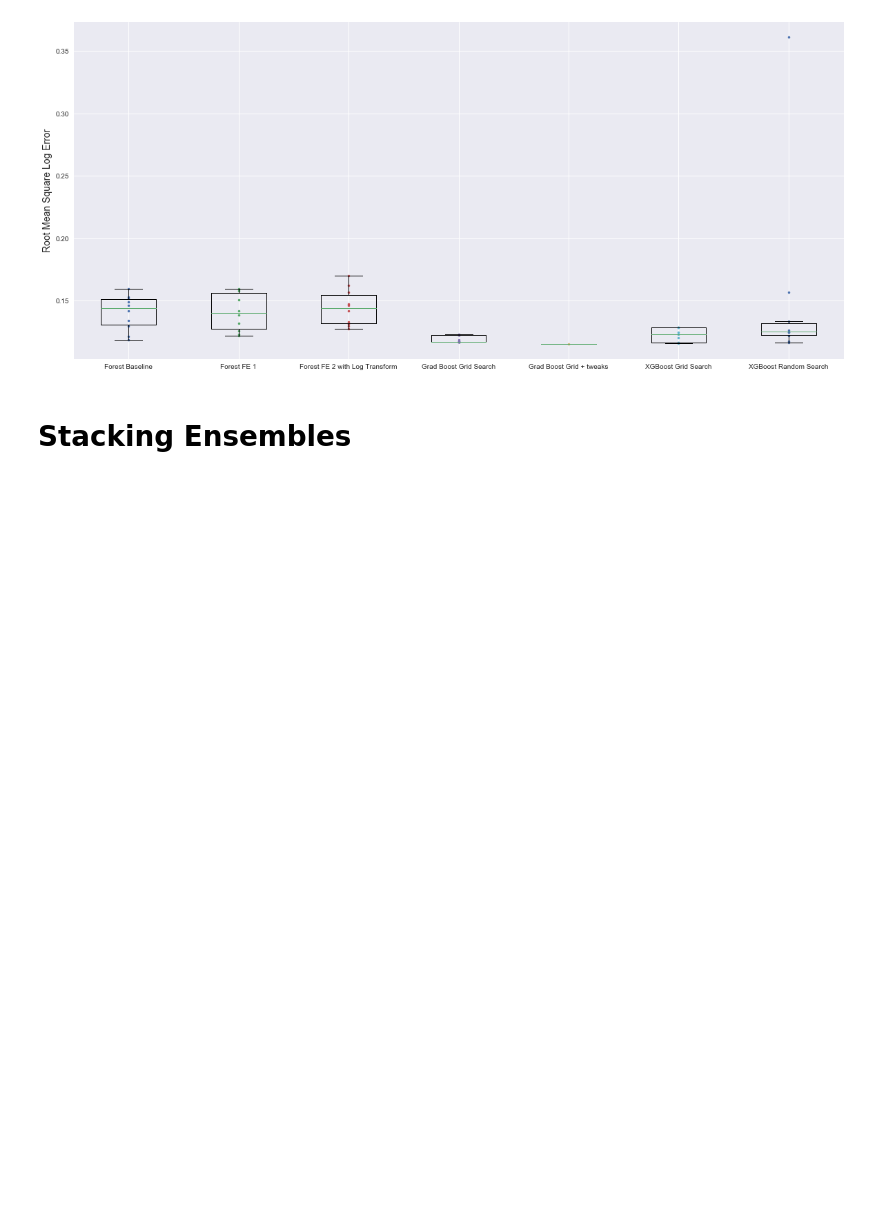
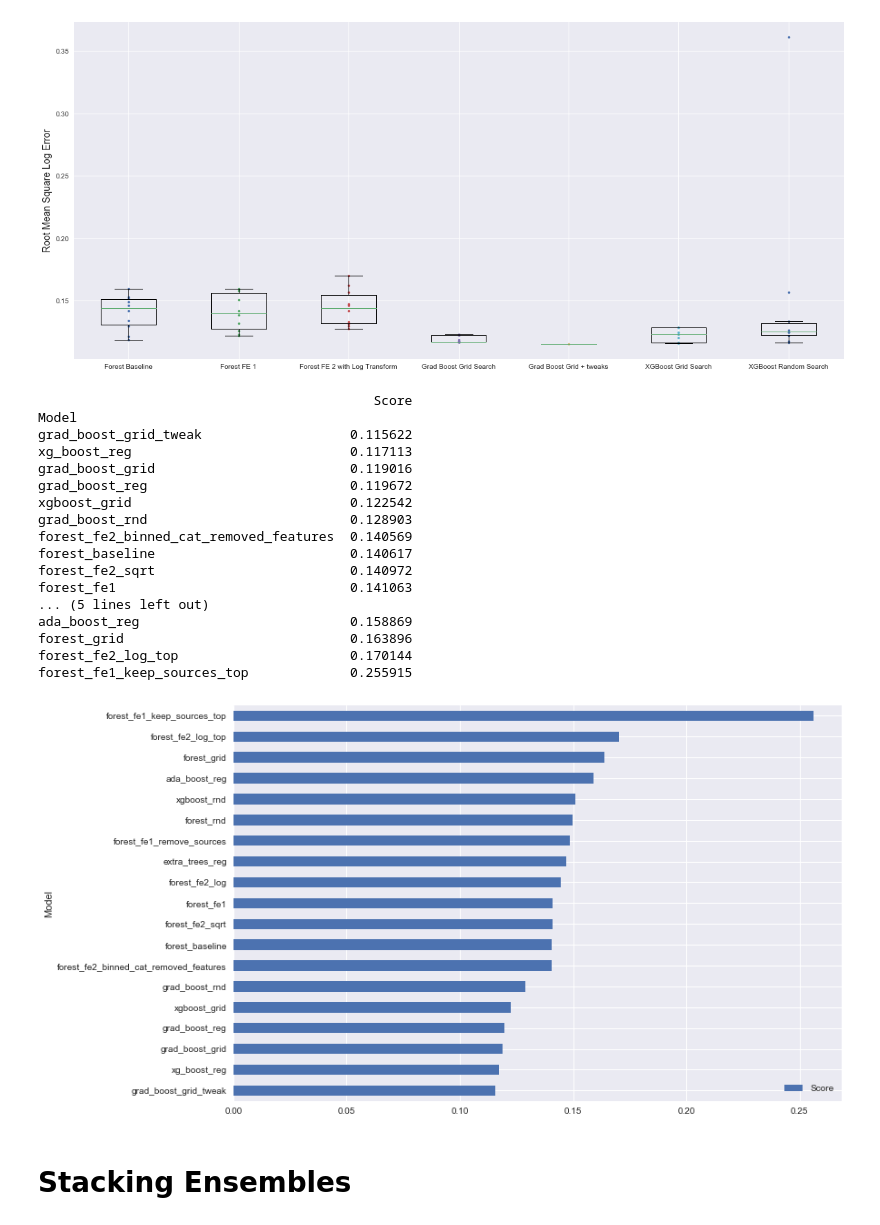
Before and after one commit to dorond/kaggle-house-prices-prediction, a Jupyter notebook: Housing Sale Price Prediction (Kaggle).ipynb, the cells around one changed output. Saved outputs shown, nothing was run; the diff lists cells and outputs as text; code cells hidden in the pictures; blank space fills up the shorter version.

```diff
--- a/Housing Sale Price Prediction (Kaggle).ipynb
+++ b/Housing Sale Price Prediction (Kaggle).ipynb
@@ -4352,7 +4350,7 @@ param_search = {
 
 xgboost_grid = build_run_model(XGBRegressor(random_state=42), training_data, "SalePrice", num_pipelines, cat_pipelines, bool_pipelines, identifiers_to_drop, scoring=scoring,
                                                                                 feature_add_remove_pipeline=feature_add_remove_pipeline, feature_transform_pipeline=feature_transform_pipeline,
-                                                                                outlier_pipeline=outlier_pipeline, feature_list=None, param_search=param_search)
+                                                                                outlier_pipeline=outlier_pipeline, feature_list=None, param_search=param_search, model_name="xgboost_grid")
 
 measure_regression_model(xgboost_grid, training_data)
 
@@ -4521,7 +4519,7 @@ param_search = {
 
 grad_boost_grid_tweak = build_run_model(GradientBoostingRegressor(random_state=42), training_data, "SalePrice", num_pipelines, cat_pipelines, bool_pipelines, identifiers_to_drop, scoring=scoring,
                                                                                 feature_add_remove_pipeline=feature_add_remove_pipeline, feature_transform_pipeline=feature_transform_pipeline,
-                                                                                outlier_pipeline=outlier_pipeline, feature_list=None, param_search=param_search)
+                                                                                outlier_pipeline=outlier_pipeline, feature_list=None, param_search=param_search, model_name="grad_boost_grid_tweak")
 
 measure_regression_model(grad_boost_grid_tweak, training_data)
 
@@ -4554,5 +4552,5 @@ Saving submission grad_boost_grid_tweak
 # %%
-def compare_scores(scores, titles, y_label):
+def compare_scores_distribution(scores, titles, y_label):
     plt.figure(figsize=(20, 9))
     num_scores = len(scores)
     for i in range(num_scores):
@@ -4568,4 +4566,40 @@ compare_scores(scores, titles, y_label)
 # %% [output]
 [figure]
+# %%
+def compare_scores(models, show_plot=True):
+        df = pd.DataFrame.from_records([(model["name"], np.mean(model["scores"])) for model in models], columns=["Model", "Score"],
+                                       index="Model")
+        df = df.sort_values(by="Score", ascending=True)
+        print(df)
+
+        if show_plot:
+            df.plot.barh(figsize=(12,8))
+# %%
+forest_models = [forest_baseline, forest_fe_1, forest_fe1_remove_sources, forest_fe1_keep_sources_top_only, forest_fe2, forest_fe2_log, forest_fe2_log_top, forest_fe2_sqrt, extra_trees_reg, forest_grid, forest_rnd]
+gboost_models = [ada_boost_reg, grad_boost, grad_boost_grid, grad_boost_grid_tweak, grad_boost_rnd]
+xgboost_models = [xg_boost_reg, xgboost_grid, xgboost_rnd]
+
+models = forest_models + gboost_models + xgboost_models
+
+compare_scores(models)
+# %% [output]
+                                           Score
+Model
+grad_boost_grid_tweak                   0.115622
+xg_boost_reg                            0.117113
+grad_boost_grid                         0.119016
+grad_boost_reg                          0.119672
+xgboost_grid                            0.122542
+grad_boost_rnd                          0.128903
+forest_fe2_binned_cat_removed_features  0.140569
+forest_baseline                         0.140617
+forest_fe2_sqrt                         0.140972
+forest_fe1                              0.141063
+... (5 lines left out)
+ada_boost_reg                           0.158869
+forest_grid                             0.163896
+forest_fe2_log_top                      0.170144
+forest_fe1_keep_sources_top             0.255915
+[figure, added]
 # %% [markdown]
 # Stacking Ensembles
```
Also changed, not shown: parts of 26 cells of this notebook, 1 other file.
